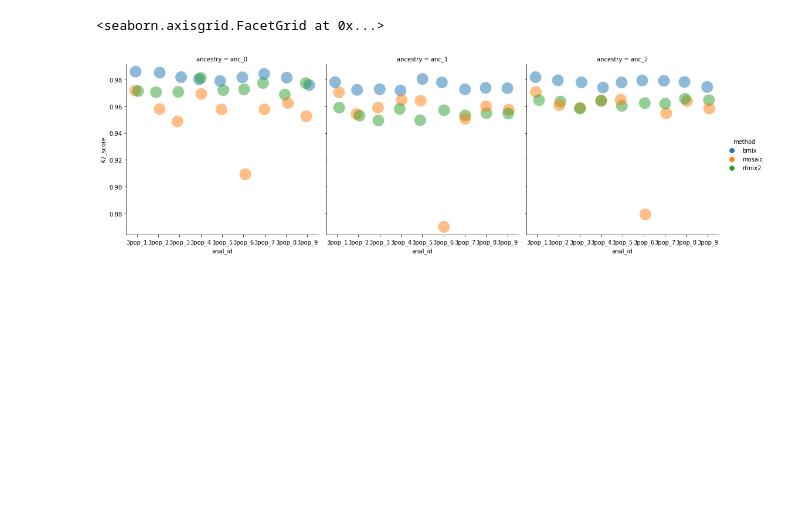
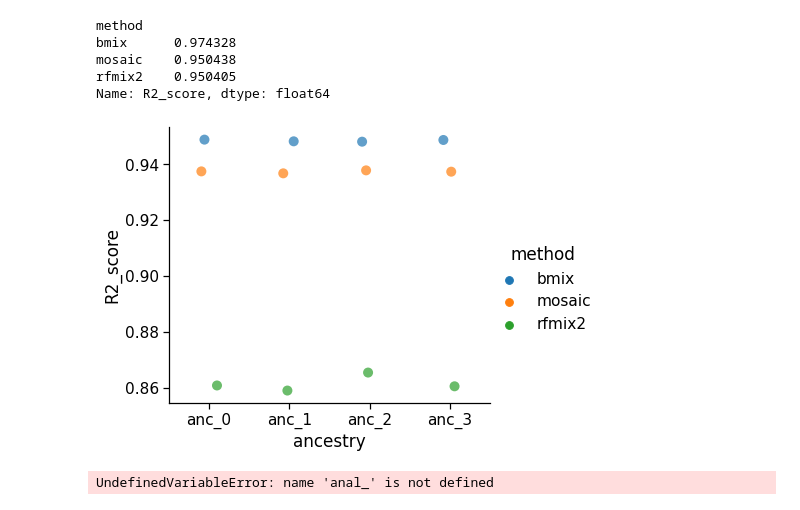
Before and after one commit to rwaples/lai-sim, a Jupyter notebook: workflow/notebooks/R2 plots.ipynb, the cells around one changed output. Cells and saved outputs as stored; diff of their text form; code cells hidden in the pictures; blank space fills up the shorter version.

```diff
--- a/workflow/notebooks/R2 plots.ipynb
+++ b/workflow/notebooks/R2 plots.ipynb
@@ -45,23 +76,61 @@ names_dict['3pop_9'] = 'fewer cores (4)'
+# %%
+data = pd.melt(R2_anc.reset_index(),
+               ['model_name', 'sim_id', 'anal_id', 'method'],
+               var_name='ancestry',
+               value_name='R2_score')
+data.groupby('method')['R2_score'].mean()
+# %% [output]
+method
+bmix      0.974328
+mosaic    0.950438
+rfmix2    0.950405
+Name: R2_score, dtype: float64
+# %%
+# Show each observation with a scatterplot
+data = pd.melt(R2_anc.reset_index(),
+               ['model_name', 'sim_id', 'anal_id', 'method'],
+               var_name='ancestry',
+               value_name='R2_score')
+g = sns.catplot(
+    x="ancestry",
+    y="R2_score",
+    hue="method",
+    #col='ancestry',
+    hue_order = ['bmix', 'mosaic', 'rfmix2'],
+    order=['anc_0', 'anc_1', 'anc_2', 'anc_3'],
+    data=data.sort_values('anal_id').query('anal_id=="4pop_test"'),
+    dodge=False,
+    alpha=.7,
+    kind='strip',
+    aspect=1.2,
+    s=10
+)
+
+#g.set_xticklabels(list(names_dict.values()), rotation=60)
+# %% [output]
+[figure, added]
 # %%
 # Show each observation with a scatterplot
-data = pd.melt(R2_anc.reset_index(), ['model_name', 'sim_id', 'anal_id', 'method'], var_name='ancestry', value_name='R2_score')
-sns.catplot(
-    x="anal_id",
+data = pd.melt(R2_anc.reset_index(),
+               ['model_name', 'sim_id', 'anal_id', 'method'],
+               var_name='ancestry',
+               value_name='R2_score')
+g = sns.catplot(
+    x="ancestry",
     y="R2_score",
     hue="method",
-    col='ancestry',
-    col_order=['anc_0', 'anc_1', 'anc_2'],
-    data=data.sort_values('anal_id'),
-    dodge=0,
+    hue_order = ['bmix', 'mosaic', 'rfmix2'],
+    order=['anc_0', 'anc_1', 'anc_2', 'anc_3'],
+    data=data.sort_values('anal_id').query('anal_'),
+    dodge=True,
     alpha=.5,
     zorder=1,
     kind='strip',
     aspect = 1,
-    s=20
+    s=10
 )
 # %% [output]
-<seaborn.axisgrid.FacetGrid at 0x...>
+UndefinedVariableError: name 'anal_' is not defined
-[figure, removed]
 # %%
 # Show each observation with a scatterplot
 data = pd.melt(R2_anc.reset_index(), ['model_name', 'sim_id', 'anal_id', 'method'], var_name='ancestry', value_name='R2_score')
```
Also changed, not shown: parts of 7 cells of this notebook, 5 other files.
